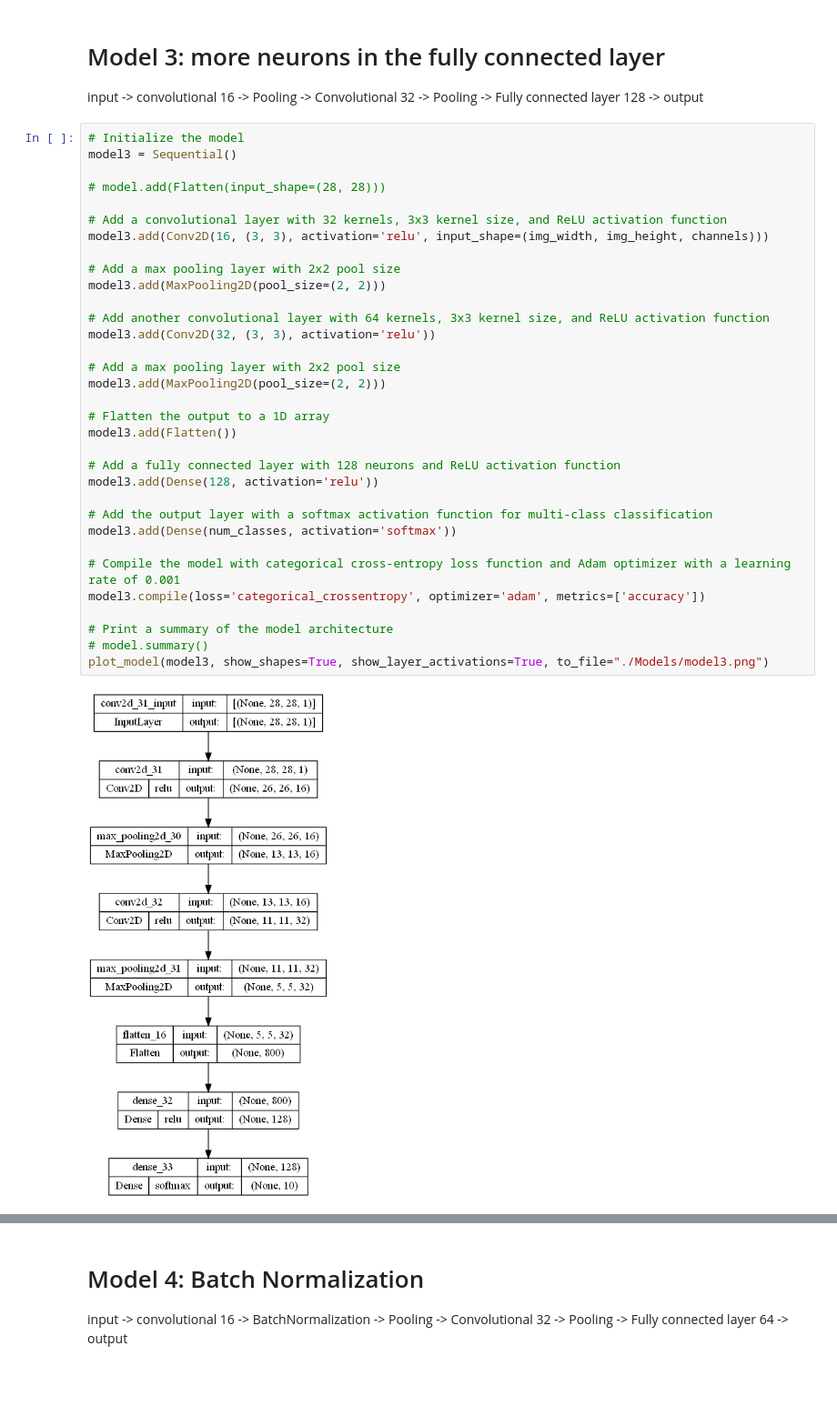
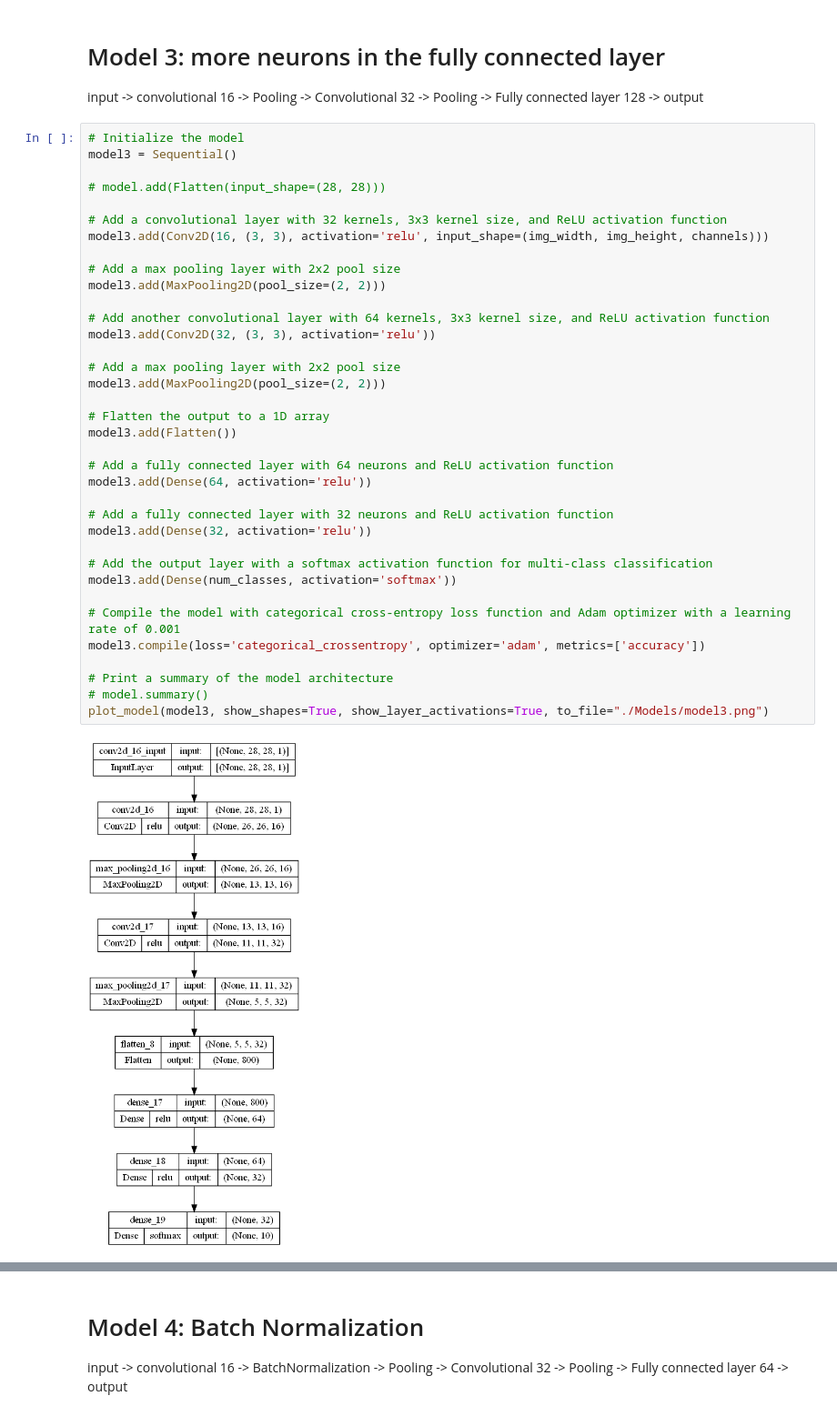
Before and after one commit to leonardocarboni/cv-carboni-bais, a Jupyter notebook: assignment4/cnn.ipynb, the cells around one changed output, grey strips where cells are left out. Shown: that part at 91% size. Drawn from its saved outputs; the diff is of its cells as text; blank space fills up the shorter version.

```diff
--- a/assignment4/cnn.ipynb
+++ b/assignment4/cnn.ipynb
@@ -228,36 +233,39 @@ input -> convolutional 16 -> Pooling -> Convolutional 32 -> Pooling -> Fully con
 model3 = Sequential()
 
 # model.add(Flatten(input_shape=(28, 28)))
 
 # Add a convolutional layer with 32 kernels, 3x3 kernel size, and ReLU activation function
 model3.add(Conv2D(16, (3, 3), activation='relu', input_shape=(img_width, img_height, channels)))
 
 # Add a max pooling layer with 2x2 pool size
 model3.add(MaxPooling2D(pool_size=(2, 2)))
 
 # Add another convolutional layer with 64 kernels, 3x3 kernel size, and ReLU activation function
 model3.add(Conv2D(32, (3, 3), activation='relu'))
 
 # Add a max pooling layer with 2x2 pool size
 model3.add(MaxPooling2D(pool_size=(2, 2)))
 
 # Flatten the output to a 1D array
 model3.add(Flatten())
 
-# Add a fully connected layer with 128 neurons and ReLU activation function
-model3.add(Dense(128, activation='relu'))
+# Add a fully connected layer with 64 neurons and ReLU activation function
+model3.add(Dense(64, activation='relu'))
+
+# Add a fully connected layer with 32 neurons and ReLU activation function
+model3.add(Dense(32, activation='relu'))
 
 # Add the output layer with a softmax activation function for multi-class classification
 model3.add(Dense(num_classes, activation='softmax'))
 
 # Compile the model with categorical cross-entropy loss function and Adam optimizer with a learning rate of 0.001
 model3.compile(loss='categorical_crossentropy', optimizer='adam', metrics=['accuracy'])
 
 # Print a summary of the model architecture
 # model.summary()
 plot_model(model3, show_shapes=True, show_layer_activations=True, to_file="./Models/model3.png")
 # %% [output]
-[figure, old version]
+[figure, new version]
 # %%
 history3 = model3.fit(x_train, y_train, validation_data = (x_validation, y_validation), epochs=15)
 # %% [output]
```
Also changed, not shown: parts of 21 cells of this notebook, 10 other files.
